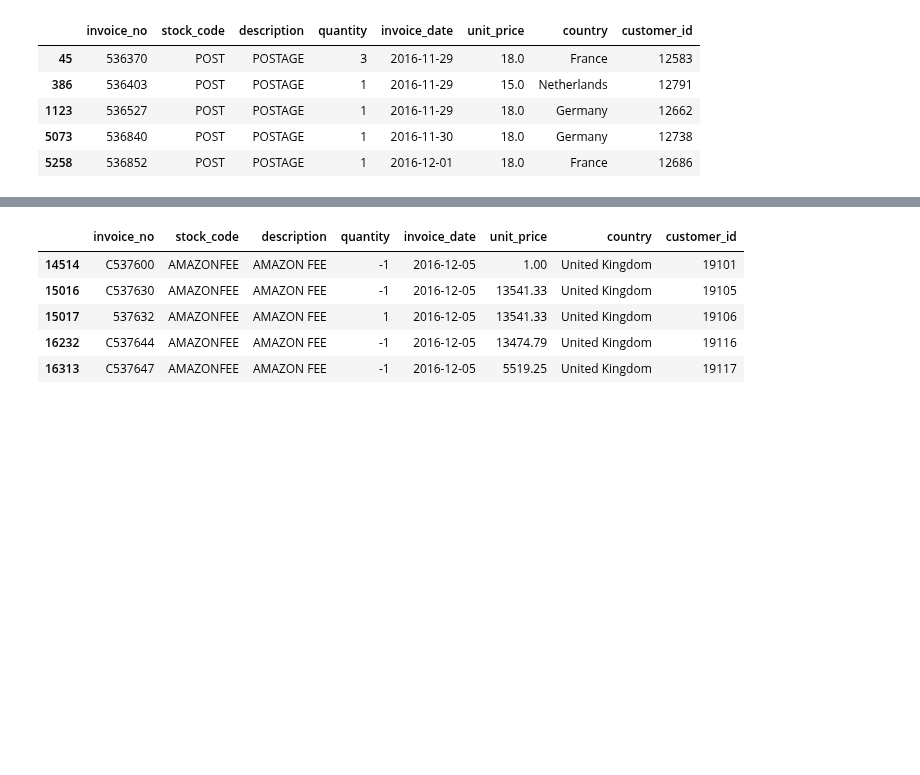
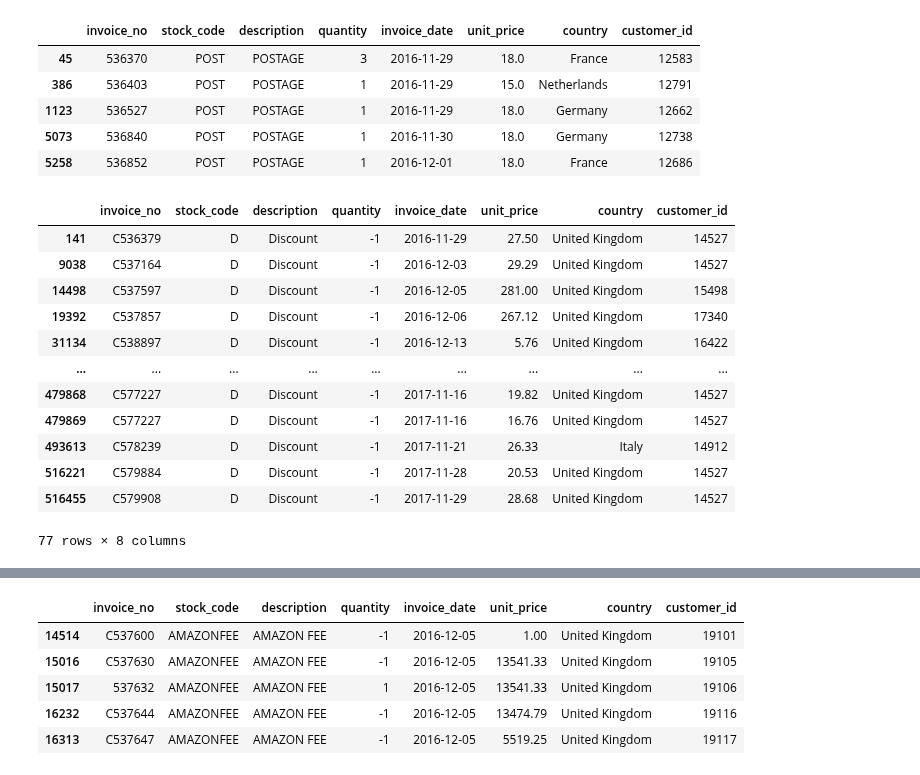
Before and after one commit to Eduardo-95-DS/Insiders-clustering, a Jupyter notebook: notebooks/look_4-ear-metrics.ipynb, the cells around one changed output, grey strips where cells are left out. Saved outputs shown, nothing was run; the diff lists cells and outputs as text; code cells hidden in the pictures; blank space fills up the shorter version.

```diff
--- a/notebooks/look_4-ear-metrics.ipynb
+++ b/notebooks/look_4-ear-metrics.ipynb
@@ -280,4 +285,20 @@ df1[df1['stock_code']=='POST'].head()
 | 1123 | 536527 | POST | POSTAGE | 1 | 2016-11-29 | 18.0 | Germany | 12662 |
 | 5073 | 536840 | POST | POSTAGE | 1 | 2016-11-30 | 18.0 | Germany | 12738 |
 | 5258 | 536852 | POST | POSTAGE | 1 | 2016-12-01 | 18.0 | France | 12686 |
+# %%
+df1[df1['stock_code']=='D']
+# %% [output]
+|  | invoice_no | stock_code | description | quantity | invoice_date | unit_price | country | customer_id |
+| 141 | C536379 | D | Discount | -1 | 2016-11-29 | 27.50 | United Kingdom | 14527 |
+| 9038 | C537164 | D | Discount | -1 | 2016-12-03 | 29.29 | United Kingdom | 14527 |
+| 14498 | C537597 | D | Discount | -1 | 2016-12-05 | 281.00 | United Kingdom | 15498 |
+| 19392 | C537857 | D | Discount | -1 | 2016-12-06 | 267.12 | United Kingdom | 17340 |
+| 31134 | C538897 | D | Discount | -1 | 2016-12-13 | 5.76 | United Kingdom | 16422 |
+| ... | ... | ... | ... | ... | ... | ... | ... | ... |
+| 479868 | C577227 | D | Discount | -1 | 2017-11-16 | 19.82 | United Kingdom | 14527 |
+| 479869 | C577227 | D | Discount | -1 | 2017-11-16 | 16.76 | United Kingdom | 14527 |
+| 493613 | C578239 | D | Discount | -1 | 2017-11-21 | 26.33 | Italy | 14912 |
+| 516221 | C579884 | D | Discount | -1 | 2017-11-28 | 20.53 | United Kingdom | 14527 |
+| 516455 | C579908 | D | Discount | -1 | 2017-11-29 | 28.68 | United Kingdom | 14527 |
+77 rows × 8 columns
 # %%
```
Also changed, not shown: parts of 34 cells of this notebook.
